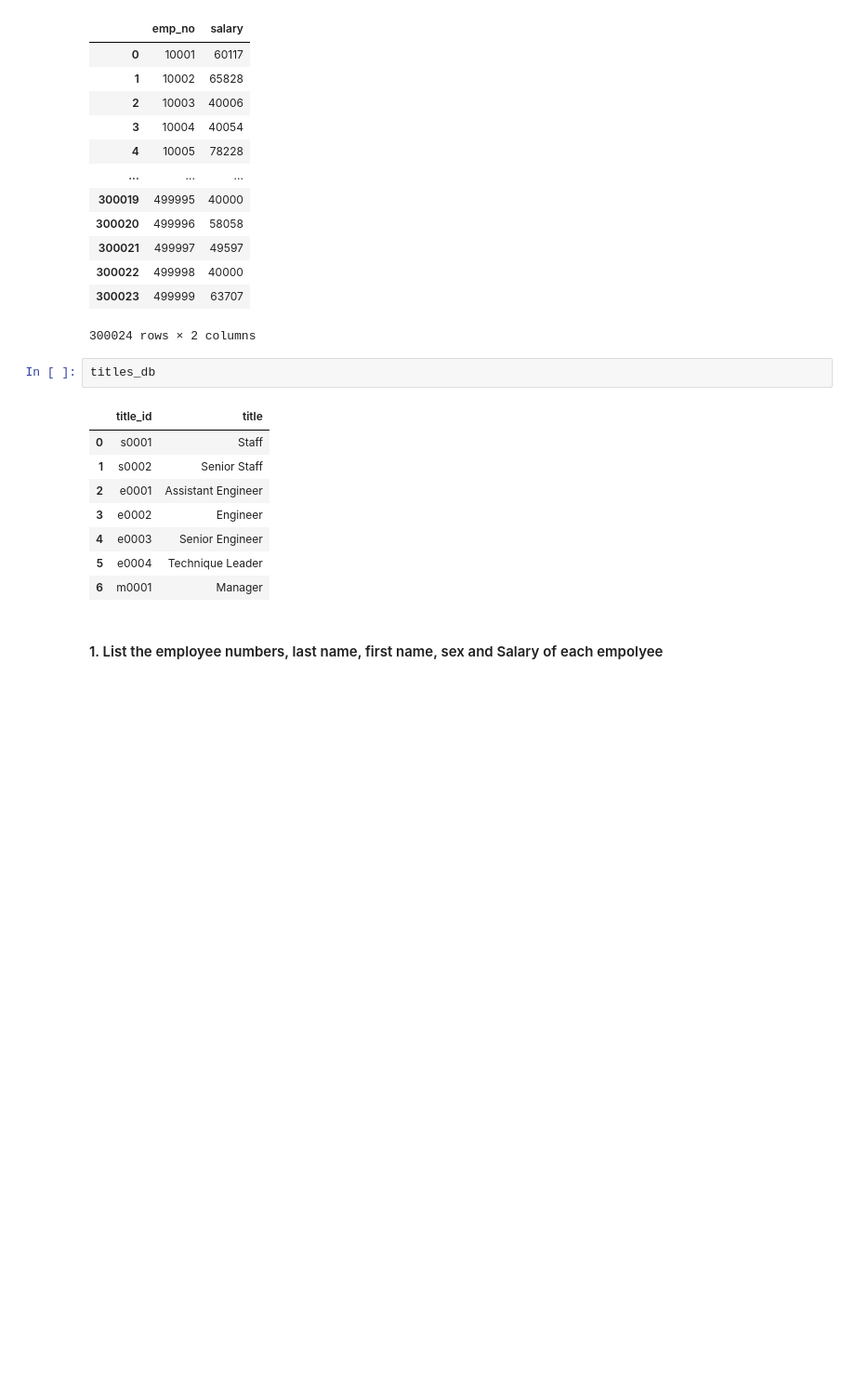
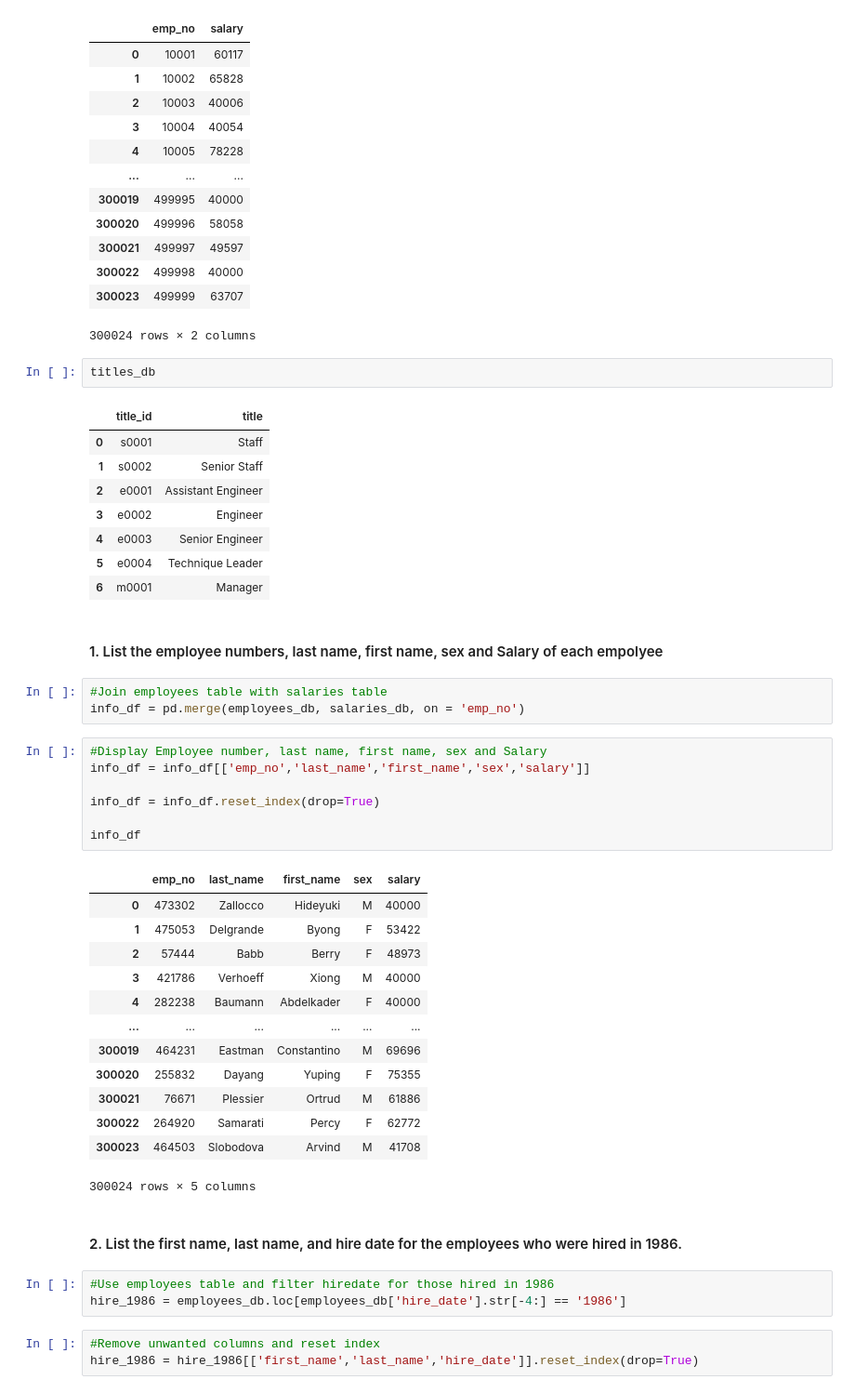
Before and after one commit to PeterTramm/sql-challenge, a Jupyter notebook: EmployeeSQL/Starter_Code/Python_data_analysis.ipynb, the cells around one changed output. Shown at 93% size. Saved outputs shown, nothing was run; the diff lists cells and outputs as text; blank space fills up the shorter version.

```diff
--- a/EmployeeSQL/Starter_Code/Python_data_analysis.ipynb
+++ b/EmployeeSQL/Starter_Code/Python_data_analysis.ipynb
@@ -132,3 +132,35 @@ titles_db
 | 6 | m0001 | Manager |
 # %% [markdown]
 #### 1. List the employee numbers, last name, first name, sex and Salary of each empolyee
+# %%
+#Join employees table with salaries table
+info_df = pd.merge(employees_db, salaries_db, on = 'emp_no')
+# %%
+#Display Employee number, last name, first name, sex and Salary
+info_df = info_df[['emp_no','last_name','first_name','sex','salary']]
+
+info_df = info_df.reset_index(drop=True)
+
+info_df
+# %% [output]
+|  | emp_no | last_name | first_name | sex | salary |
+| 0 | 473302 | Zallocco | Hideyuki | M | 40000 |
+| 1 | 475053 | Delgrande | Byong | F | 53422 |
+| 2 | 57444 | Babb | Berry | F | 48973 |
+| 3 | 421786 | Verhoeff | Xiong | M | 40000 |
+| 4 | 282238 | Baumann | Abdelkader | F | 40000 |
+| ... | ... | ... | ... | ... | ... |
+| 300019 | 464231 | Eastman | Constantino | M | 69696 |
+| 300020 | 255832 | Dayang | Yuping | F | 75355 |
+| 300021 | 76671 | Plessier | Ortrud | M | 61886 |
+| 300022 | 264920 | Samarati | Percy | F | 62772 |
+| 300023 | 464503 | Slobodova | Arvind | M | 41708 |
+300024 rows × 5 columns
+# %% [markdown]
+#### 2. List the first name, last name, and hire date for the employees who were hired in 1986.
+# %%
+#Use employees table and filter hiredate for those hired in 1986
+hire_1986 = employees_db.loc[employees_db['hire_date'].str[-4:] == '1986']
+# %%
+#Remove unwanted columns and reset index
+hire_1986 = hire_1986[['first_name','last_name','hire_date']].reset_index(drop=True)
```
Also changed, not shown: parts of 20 cells of this notebook.
